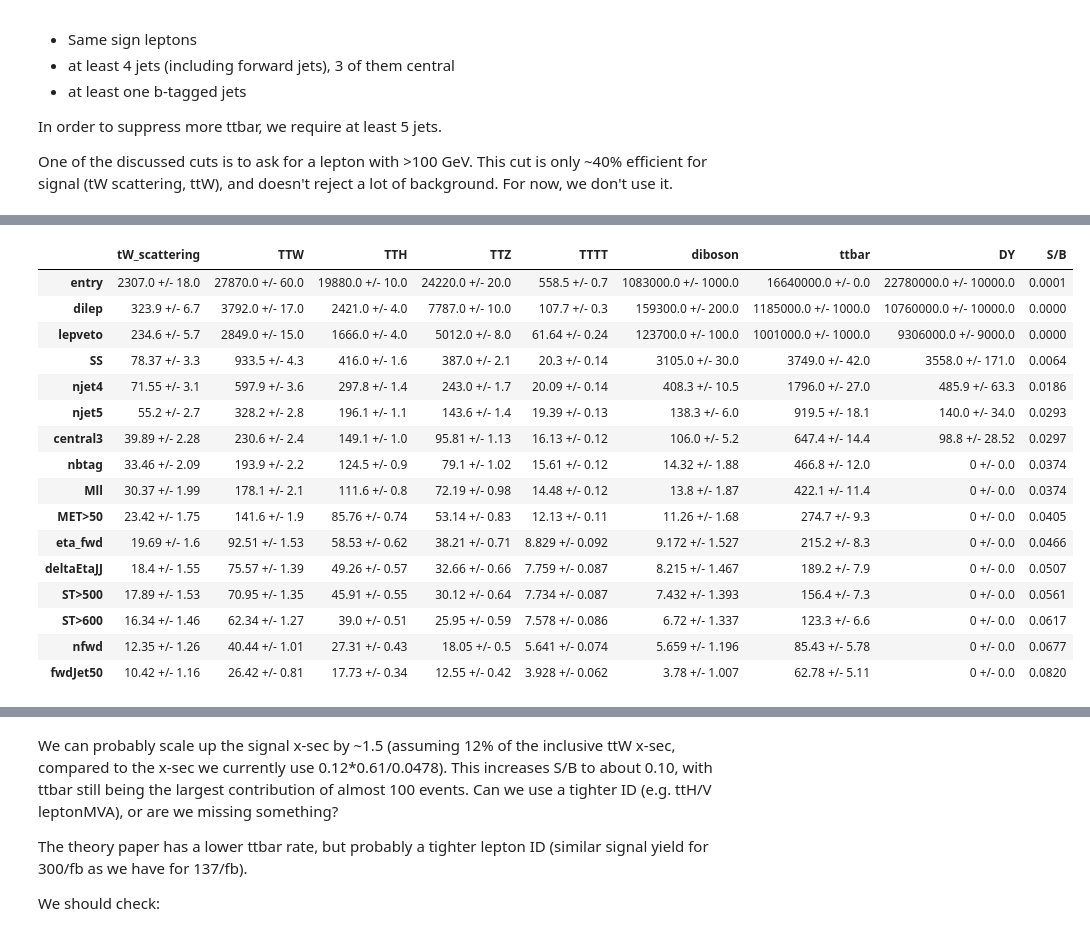
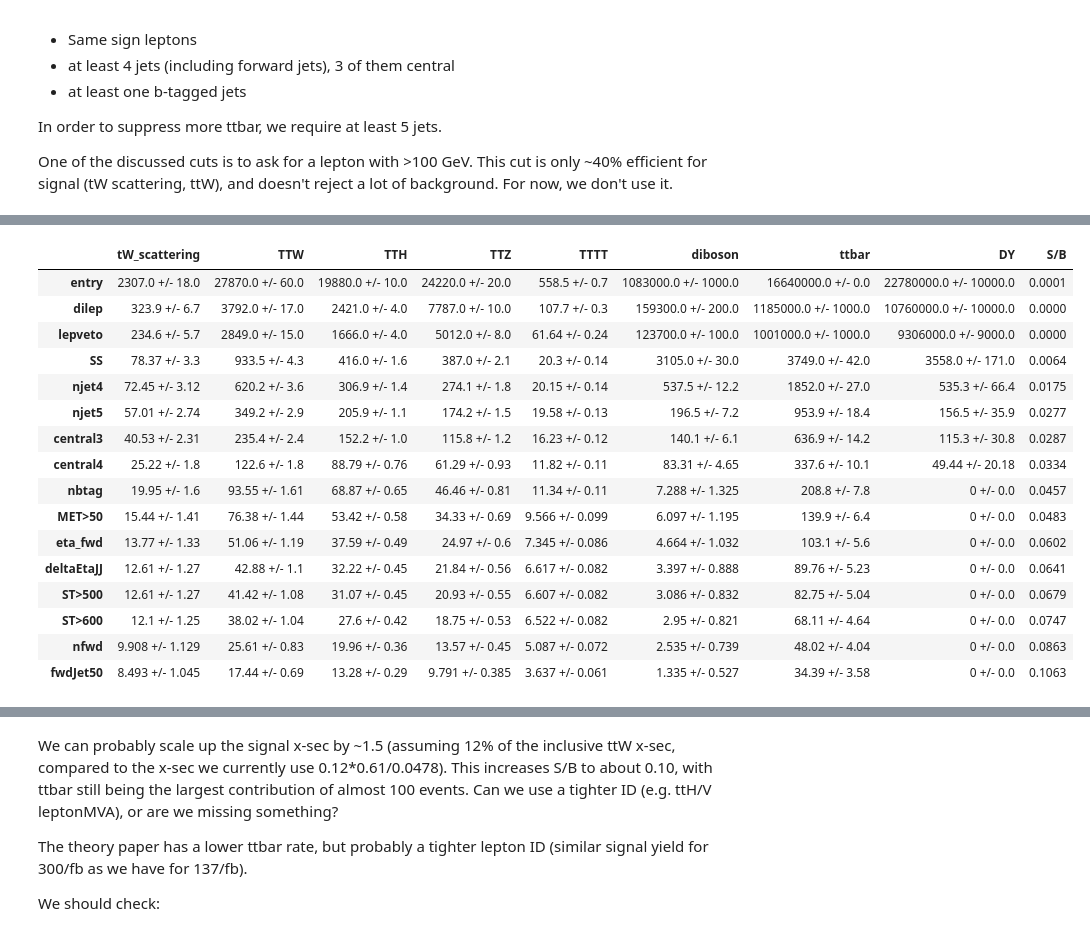
Before and after one commit to mirandabryson/tW_scattering, a Jupyter notebook: processor/strong_tW.ipynb, the cells around one changed output, grey strips where cells are left out. Saved outputs shown, nothing was run; the diff lists cells and outputs as text; code cells hidden in the pictures.

```diff
--- a/processor/strong_tW.ipynb
+++ b/processor/strong_tW.ipynb
@@ -303,29 +314,29 @@ ax = hist.plot1d(histogram['ttbar'],overlay="dataset", stack=False)
 # %%
 # Cutflow
 processes = ['tW_scattering','TTW', 'TTH', 'TTZ', 'TTTT', 'diboson','ttbar', 'DY']
 lines = ['entry']
-lines += ['dilep', 'lepveto', 'SS', 'njet4', 'njet5', 'central3', 'nbtag', 'Mll', 'MET>50', 'eta_fwd', 'deltaEtaJJ', 'ST>500', 'ST>600' ]
+lines += ['dilep', 'lepveto', 'SS', 'njet4', 'njet5', 'central3', 'central4', 'nbtag', 'MET>50', 'eta_fwd', 'deltaEtaJJ', 'ST>500', 'ST>600' ]
 lines += ['nfwd', 'fwdJet50'] # those are my cuts
 df = getCutFlowTable(output, processes=processes, lines=lines, significantFigures=4, signal='tW_scattering')
 df
 # %% [output]
 |  | tW_scattering | TTW | TTH | TTZ | TTTT | diboson | ttbar | DY | S/B |
 | entry | 2307.0 +/- 18.0 | 27870.0 +/- 60.0 | 19880.0 +/- 10.0 | 24220.0 +/- 20.0 | 558.5 +/- 0.7 | 1083000.0 +/- 1000.0 | 16640000.0 +/- 0.0 | 22780000.0 +/- 10000.0 | 0.0001 |
 | dilep | 323.9 +/- 6.7 | 3792.0 +/- 17.0 | 2421.0 +/- 4.0 | 7787.0 +/- 10.0 | 107.7 +/- 0.3 | 159300.0 +/- 200.0 | 1185000.0 +/- 1000.0 | 10760000.0 +/- 10000.0 | 0.0000 |
 | lepveto | 234.6 +/- 5.7 | 2849.0 +/- 15.0 | 1666.0 +/- 4.0 | 5012.0 +/- 8.0 | 61.64 +/- 0.24 | 123700.0 +/- 100.0 | 1001000.0 +/- 1000.0 | 9306000.0 +/- 9000.0 | 0.0000 |
 | SS | 78.37 +/- 3.3 | 933.5 +/- 4.3 | 416.0 +/- 1.6 | 387.0 +/- 2.1 | 20.3 +/- 0.14 | 3105.0 +/- 30.0 | 3749.0 +/- 42.0 | 3558.0 +/- 171.0 | 0.0064 |
-| njet4 | 71.55 +/- 3.1 | 597.9 +/- 3.6 | 297.8 +/- 1.4 | 243.0 +/- 1.7 | 20.09 +/- 0.14 | 408.3 +/- 10.5 | 1796.0 +/- 27.0 | 485.9 +/- 63.3 | 0.0186 |
-| njet5 | 55.2 +/- 2.7 | 328.2 +/- 2.8 | 196.1 +/- 1.1 | 143.6 +/- 1.4 | 19.39 +/- 0.13 | 138.3 +/- 6.0 | 919.5 +/- 18.1 | 140.0 +/- 34.0 | 0.0293 |
-| central3 | 39.89 +/- 2.28 | 230.6 +/- 2.4 | 149.1 +/- 1.0 | 95.81 +/- 1.13 | 16.13 +/- 0.12 | 106.0 +/- 5.2 | 647.4 +/- 14.4 | 98.8 +/- 28.52 | 0.0297 |
-| nbtag | 33.46 +/- 2.09 | 193.9 +/- 2.2 | 124.5 +/- 0.9 | 79.1 +/- 1.02 | 15.61 +/- 0.12 | 14.32 +/- 1.88 | 466.8 +/- 12.0 | 0 +/- 0.0 | 0.0374 |
-| Mll | 30.37 +/- 1.99 | 178.1 +/- 2.1 | 111.6 +/- 0.8 | 72.19 +/- 0.98 | 14.48 +/- 0.12 | 13.8 +/- 1.87 | 422.1 +/- 11.4 | 0 +/- 0.0 | 0.0374 |
-| MET>50 | 23.42 +/- 1.75 | 141.6 +/- 1.9 | 85.76 +/- 0.74 | 53.14 +/- 0.83 | 12.13 +/- 0.11 | 11.26 +/- 1.68 | 274.7 +/- 9.3 | 0 +/- 0.0 | 0.0405 |
-| eta_fwd | 19.69 +/- 1.6 | 92.51 +/- 1.53 | 58.53 +/- 0.62 | 38.21 +/- 0.71 | 8.829 +/- 0.092 | 9.172 +/- 1.527 | 215.2 +/- 8.3 | 0 +/- 0.0 | 0.0466 |
-| deltaEtaJJ | 18.4 +/- 1.55 | 75.57 +/- 1.39 | 49.26 +/- 0.57 | 32.66 +/- 0.66 | 7.759 +/- 0.087 | 8.215 +/- 1.467 | 189.2 +/- 7.9 | 0 +/- 0.0 | 0.0507 |
-| ST>500 | 17.89 +/- 1.53 | 70.95 +/- 1.35 | 45.91 +/- 0.55 | 30.12 +/- 0.64 | 7.734 +/- 0.087 | 7.432 +/- 1.393 | 156.4 +/- 7.3 | 0 +/- 0.0 | 0.0561 |
-| ST>600 | 16.34 +/- 1.46 | 62.34 +/- 1.27 | 39.0 +/- 0.51 | 25.95 +/- 0.59 | 7.578 +/- 0.086 | 6.72 +/- 1.337 | 123.3 +/- 6.6 | 0 +/- 0.0 | 0.0617 |
-| nfwd | 12.35 +/- 1.26 | 40.44 +/- 1.01 | 27.31 +/- 0.43 | 18.05 +/- 0.5 | 5.641 +/- 0.074 | 5.659 +/- 1.196 | 85.43 +/- 5.78 | 0 +/- 0.0 | 0.0677 |
-| fwdJet50 | 10.42 +/- 1.16 | 26.42 +/- 0.81 | 17.73 +/- 0.34 | 12.55 +/- 0.42 | 3.928 +/- 0.062 | 3.78 +/- 1.007 | 62.78 +/- 5.11 | 0 +/- 0.0 | 0.0820 |
+| njet4 | 72.45 +/- 3.12 | 620.2 +/- 3.6 | 306.9 +/- 1.4 | 274.1 +/- 1.8 | 20.15 +/- 0.14 | 537.5 +/- 12.2 | 1852.0 +/- 27.0 | 535.3 +/- 66.4 | 0.0175 |
+| njet5 | 57.01 +/- 2.74 | 349.2 +/- 2.9 | 205.9 +/- 1.1 | 174.2 +/- 1.5 | 19.58 +/- 0.13 | 196.5 +/- 7.2 | 953.9 +/- 18.4 | 156.5 +/- 35.9 | 0.0277 |
+| central3 | 40.53 +/- 2.31 | 235.4 +/- 2.4 | 152.2 +/- 1.0 | 115.8 +/- 1.2 | 16.23 +/- 0.12 | 140.1 +/- 6.1 | 636.9 +/- 14.2 | 115.3 +/- 30.8 | 0.0287 |
+| central4 | 25.22 +/- 1.8 | 122.6 +/- 1.8 | 88.79 +/- 0.76 | 61.29 +/- 0.93 | 11.82 +/- 0.11 | 83.31 +/- 4.65 | 337.6 +/- 10.1 | 49.44 +/- 20.18 | 0.0334 |
+| nbtag | 19.95 +/- 1.6 | 93.55 +/- 1.61 | 68.87 +/- 0.65 | 46.46 +/- 0.81 | 11.34 +/- 0.11 | 7.288 +/- 1.325 | 208.8 +/- 7.8 | 0 +/- 0.0 | 0.0457 |
+| MET>50 | 15.44 +/- 1.41 | 76.38 +/- 1.44 | 53.42 +/- 0.58 | 34.33 +/- 0.69 | 9.566 +/- 0.099 | 6.097 +/- 1.195 | 139.9 +/- 6.4 | 0 +/- 0.0 | 0.0483 |
+| eta_fwd | 13.77 +/- 1.33 | 51.06 +/- 1.19 | 37.59 +/- 0.49 | 24.97 +/- 0.6 | 7.345 +/- 0.086 | 4.664 +/- 1.032 | 103.1 +/- 5.6 | 0 +/- 0.0 | 0.0602 |
+| deltaEtaJJ | 12.61 +/- 1.27 | 42.88 +/- 1.1 | 32.22 +/- 0.45 | 21.84 +/- 0.56 | 6.617 +/- 0.082 | 3.397 +/- 0.888 | 89.76 +/- 5.23 | 0 +/- 0.0 | 0.0641 |
+| ST>500 | 12.61 +/- 1.27 | 41.42 +/- 1.08 | 31.07 +/- 0.45 | 20.93 +/- 0.55 | 6.607 +/- 0.082 | 3.086 +/- 0.832 | 82.75 +/- 5.04 | 0 +/- 0.0 | 0.0679 |
+| ST>600 | 12.1 +/- 1.25 | 38.02 +/- 1.04 | 27.6 +/- 0.42 | 18.75 +/- 0.53 | 6.522 +/- 0.082 | 2.95 +/- 0.821 | 68.11 +/- 4.64 | 0 +/- 0.0 | 0.0747 |
+| nfwd | 9.908 +/- 1.129 | 25.61 +/- 0.83 | 19.96 +/- 0.36 | 13.57 +/- 0.45 | 5.087 +/- 0.072 | 2.535 +/- 0.739 | 48.02 +/- 4.04 | 0 +/- 0.0 | 0.0863 |
+| fwdJet50 | 8.493 +/- 1.045 | 17.44 +/- 0.69 | 13.28 +/- 0.29 | 9.791 +/- 0.385 | 3.637 +/- 0.061 | 1.335 +/- 0.527 | 34.39 +/- 3.58 | 0 +/- 0.0 | 0.1063 |
 # %%
 # Efficiencies
 df = getCutFlowTable(output, processes=processes, lines=lines, significantFigures=3, absolute=False)
```
Also changed, not shown: parts of 10 cells of this notebook.
